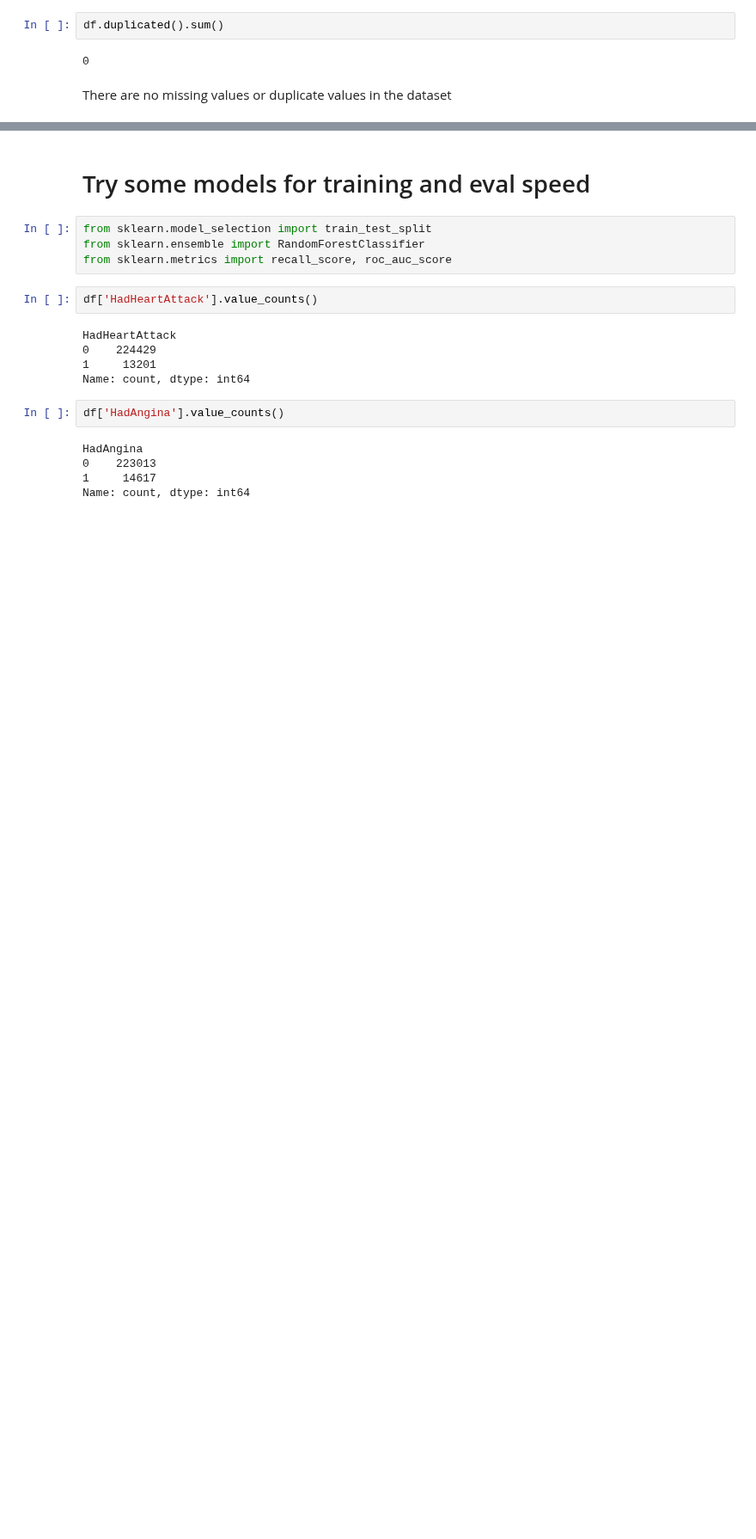
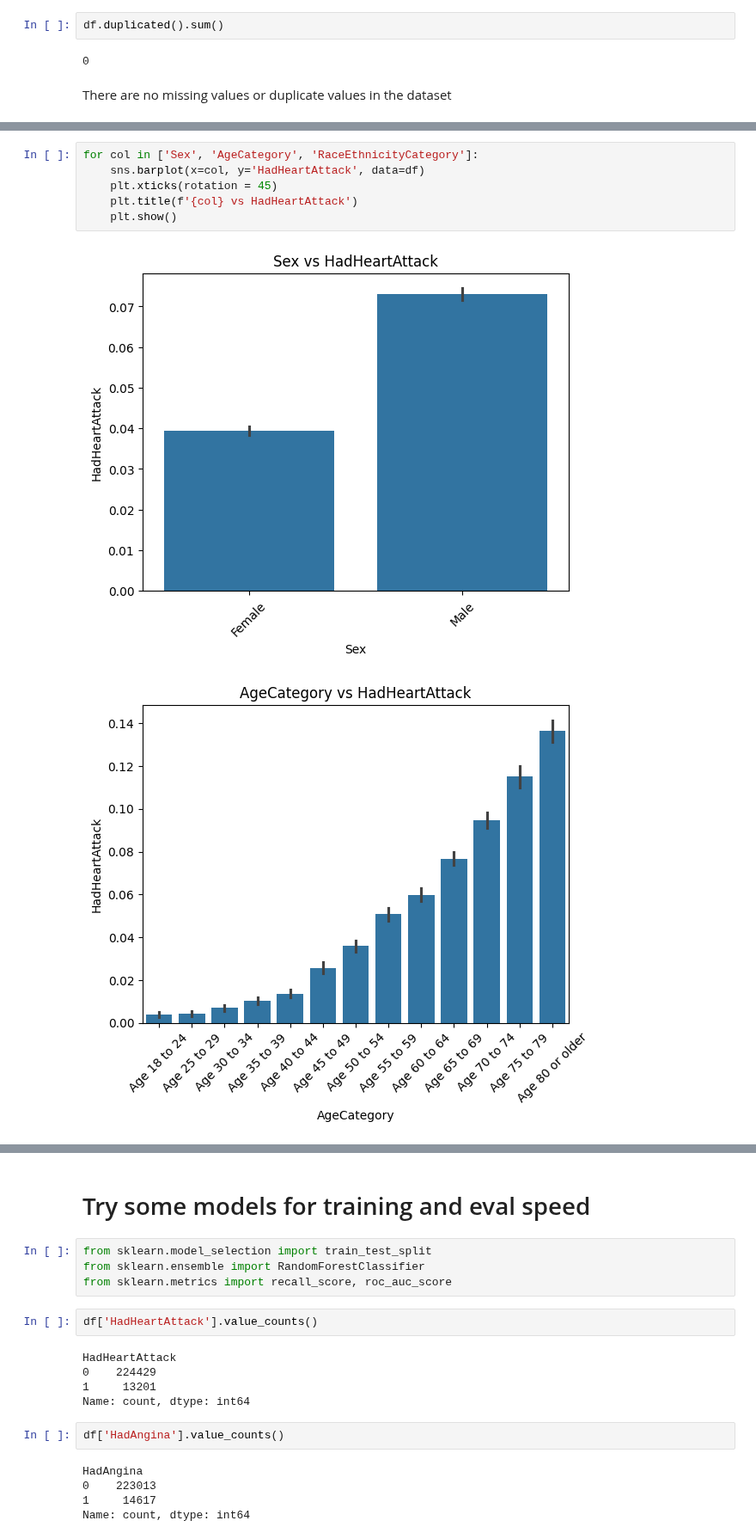
Before and after one commit to balintstewart77/magnimind-assignments, a Jupyter notebook: Capstone project/Heart Disease/notebooks/heart_prediction_balint.ipynb, the cells around one changed output, grey strips where cells are left out. Shown at 86% size. Drawn from its saved outputs; the diff is of its cells as text; blank space fills up the shorter version.

```diff
--- a/Capstone project/Heart Disease/notebooks/heart_prediction_balint.ipynb
+++ b/Capstone project/Heart Disease/notebooks/heart_prediction_balint.ipynb
@@ -172,0 +352,9 @@ Name: count, dtype: int64
+# %%
+for col in ['Sex', 'AgeCategory', 'RaceEthnicityCategory']:
+    sns.barplot(x=col, y='HadHeartAttack', data=df)
+    plt.xticks(rotation = 45)
+    plt.title(f'{col} vs HadHeartAttack')
+    plt.show()
+# %% [output]
+[figure, added]
+[figure, added]
```
Also changed, not shown: parts of 49 cells of this notebook, 2 other files.
